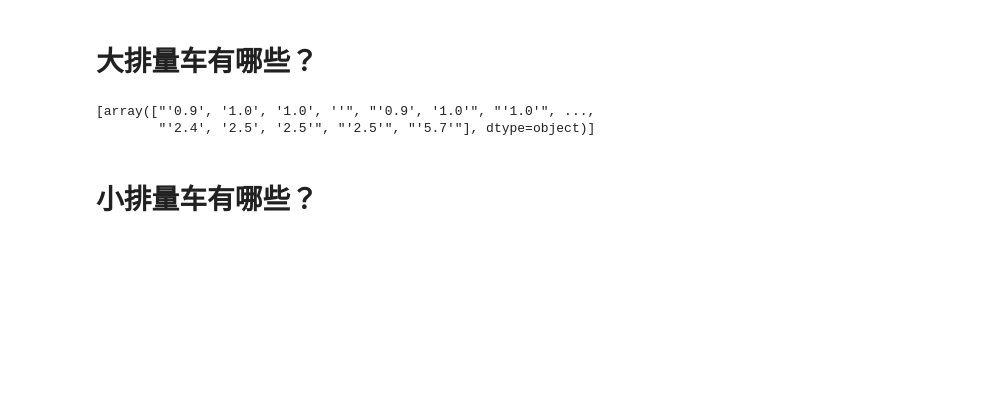
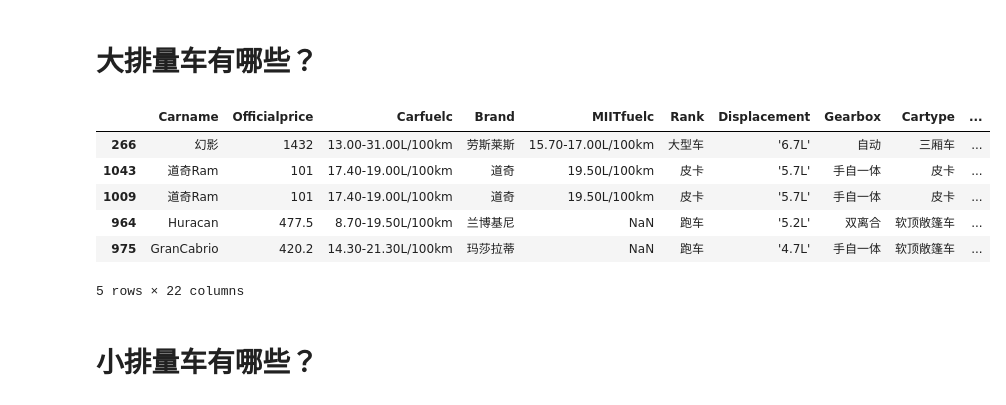
Before and after one commit to north-jewel/data_analysis, a Jupyter notebook: homework/马宁-NINGMER/太平洋车分析_12.17.ipynb, the cells around one changed output. Cells and saved outputs as stored; diff of their text form; code cells hidden in the pictures; blank space fills up the shorter version.

```diff
--- a/homework/马宁-NINGMER/太平洋车分析_12.17.ipynb
+++ b/homework/马宁-NINGMER/太平洋车分析_12.17.ipynb
@@ -24,15 +24,26 @@ df
 | 1042 | 纳瓦拉 | 13.98-18.78万 | 9.70-11.70L/100km | 日产 | NaN | 皮卡 | '2.5L' | 手动 | 皮卡 | ... |
 | 1043 | 道奇Ram | 65.00-72.00万 | 17.40-19.00L/100km | 道奇 | 19.50L/100km | 皮卡 | '5.7L' | 手自一体 | 皮卡 | ... |
 1044 rows × 20 columns
+# %%
+b = []
+d = []
+for i in df.Displacement:
+    b.append(str(i).replace('T','').replace('纯电动','').replace('L','').replace(", ''",'').replace("'",'').replace(',','')[:4])
+    d.append(str(i).replace('T','').replace('纯电动','').replace('L','').replace(", ''",'').replace("'",'').replace(',','')[-4:])
+
+df['b'] = b
+df['d'] = d
 # %% [markdown]
 # 大排量车有哪些？
-# %%
-df2 = df.loc[:,['Carname','Displacement']]
-a = []
-a.append(df2.Displacement.apply(lambda x:x.replace('纯电动','').replace('T','').replace('L','').replace('-','')).values)
-a
-# %% [output]
-[array(["'0.9', '1.0', '1.0', ''", "'0.9', '1.0'", "'1.0'", ...,
-        "'2.4', '2.5', '2.5'", "'2.5'", "'5.7'"], dtype=object)]
+# %%
+df.sort_values('d',ascending = False).head()
+# %% [output]
+|  | Carname | Officialprice | Carfuelc | Brand | MIITfuelc | Rank | Displacement | Gearbox | Cartype | ... |
+| 266 | 幻影 | 1432 | 13.00-31.00L/100km | 劳斯莱斯 | 15.70-17.00L/100km | 大型车 | '6.7L' | 自动 | 三厢车 | ... |
+| 1043 | 道奇Ram | 101 | 17.40-19.00L/100km | 道奇 | 19.50L/100km | 皮卡 | '5.7L' | 手自一体 | 皮卡 | ... |
+| 1009 | 道奇Ram | 101 | 17.40-19.00L/100km | 道奇 | 19.50L/100km | 皮卡 | '5.7L' | 手自一体 | 皮卡 | ... |
+| 964 | Huracan | 477.5 | 8.70-19.50L/100km | 兰博基尼 | NaN | 跑车 | '5.2L' | 双离合 | 软顶敞篷车 | ... |
+| 975 | GranCabrio | 420.2 | 14.30-21.30L/100km | 玛莎拉蒂 | NaN | 跑车 | '4.7L' | 手自一体 | 软顶敞篷车 | ... |
+5 rows × 22 columns
 # %% [markdown]
 # 小排量车有哪些？
```
Also changed, not shown: parts of 1 cell of this notebook.
